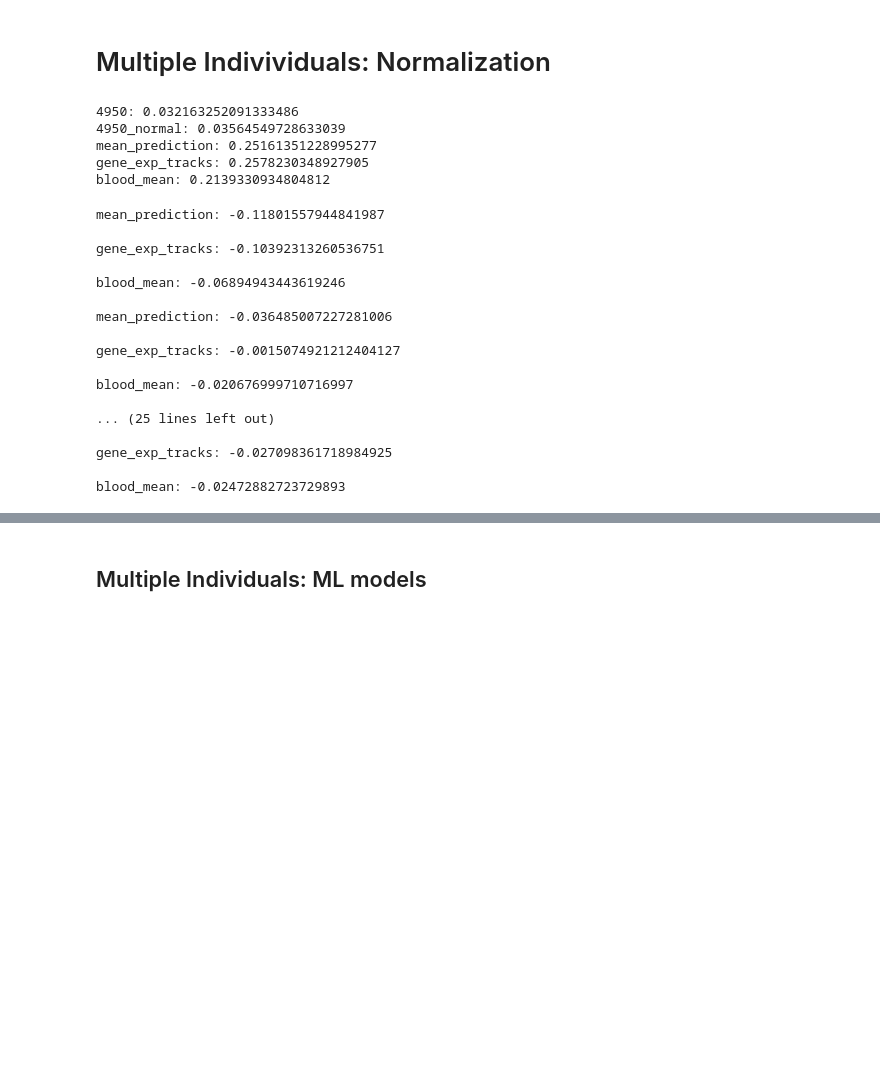
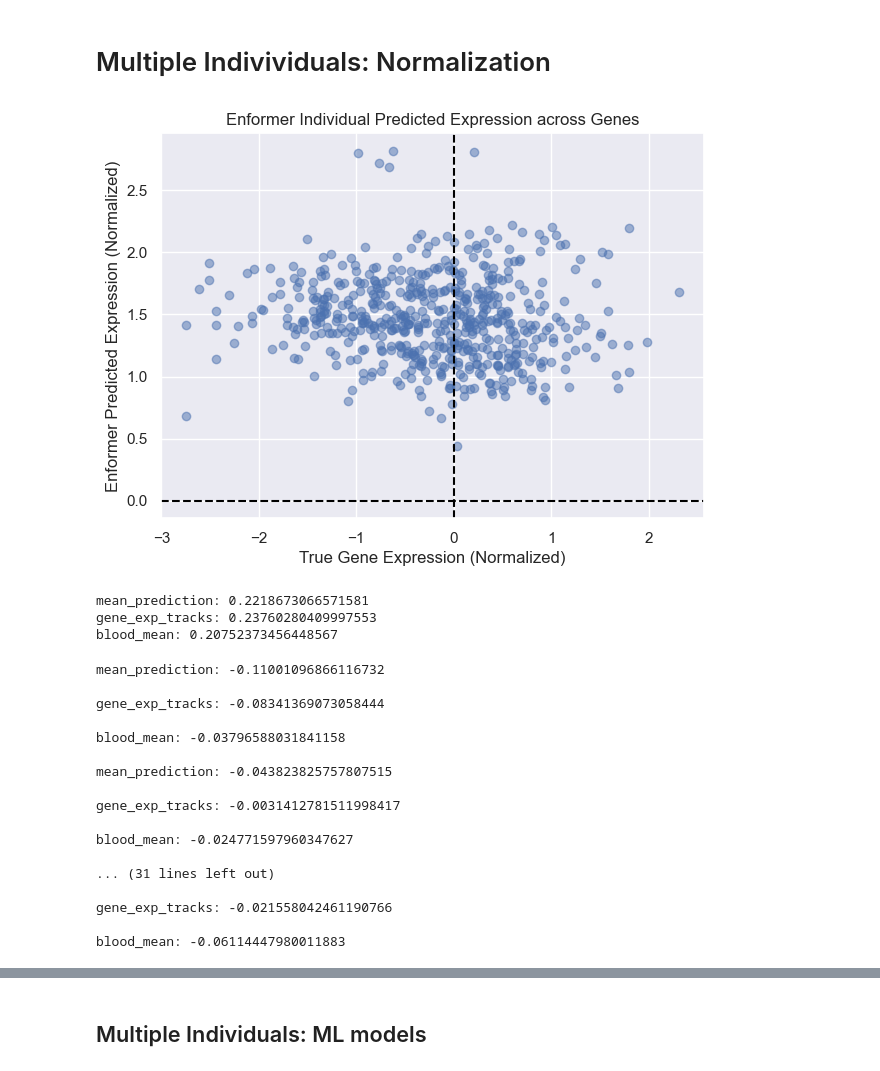
Before and after one commit to Kevinxsn/deep_learning_and_gene_expression, a Jupyter notebook: gtex-Copy1.ipynb, the cells around one changed output, grey strips where cells are left out. Drawn from its saved outputs; the diff is of its cells as text; code cells hidden in the pictures; blank space fills up the shorter version.

```diff
--- a/gtex-Copy1.ipynb
+++ b/gtex-Copy1.ipynb
@@ -631,3 +616,19 @@ z = z.sort_values(by='id')
+# %%
+import matplotlib.pyplot as plt
+import seaborn as sns
+
+sns.set(font_scale=1)
+plt.figure(figsize=(7,5))
+plt.scatter(b['true'], b['mean_prediction'], alpha=0.5)
+plt.xlabel("True Gene Expression (Normalized)")
+plt.ylabel("Enformer Predicted Expression (Normalized)")
+plt.title(f"Enformer Individual Predicted Expression across Genes")
+#plt.title(f"Enformer vs. True Gene Expression (r={corr:.2f})")
+plt.axhline(0, color="black", linestyle="dashed")
+plt.axvline(0, color="black", linestyle="dashed")
+plt.show()
+# %% [output]
+[figure, added]
 # %%
 def expand_list_column(df, column_name):
     return df[column_name].apply(pd.Series)
@@ -651,24 +652,20 @@ for k in [a,b,c,d,e,h,m,n]:
     p = expand_and_compute_mean(j)['mean']
     k['blood_mean'] = p
 # %%
-for i in ['4950', '4950_normal','mean_prediction', 'gene_exp_tracks', 'blood_mean']:
-    g = pd.DataFrame()
-
-    g["true_expression"] = np.log1p(a["indiv_one"] - a["indiv_one"].min() + 1)
-    g["predicted_expression"] = np.log1p(a[i] - a[i].min() + 1)
+for i in ['mean_prediction', 'gene_exp_tracks', 'blood_mean']:
+    #a["true"] = np.log1p(a["indiv_one"] - a["indiv_one"].min() + 1)
+    #a[i] = np.log1p(a[i] - a[i].min() + 1)
 
 # Normalize (Z-score)
-    g["true_expression"] = (g["true_expression"] - g["true_expression"].mean()) / g["true_expression"].std()
-    g["predicted_expression"] = (g["predicted_expression"] - g["predicted_expression"].mean()) / g["predicted_expression"].std()
+    a["true"] = (a["indiv_one"] - a["indiv_one"].mean()) / a["indiv_one"].std()
+    a[i] = (a[i] - a[i].mean()) / a[i].std()
 
-    corr, p_value = pearsonr(g['predicted_expression'], g["true_expression"])
+    corr, p_value = pearsonr(a[i], a["true"])
     print(f'{i}: {corr}')
 # %% [output]
-4950: 0.032163252091333486
-4950_normal: 0.03564549728633039
-mean_prediction: 0.25161351228995277
-gene_exp_tracks: 0.2578230348927905
-blood_mean: 0.2139330934804812
+mean_prediction: 0.2218673066571581
+gene_exp_tracks: 0.23760280409997553
+blood_mean: 0.20752373456448567
 # %%
 b['blood'] = b['output'].apply(lambda x: x[0][blood_ids])
 c['blood'] = c['output'].apply(lambda x: x[0][blood_ids])
@@ -686,34 +684,33 @@ n['blood'] = n['output'].apply(lambda x: x[0][blood_ids])
 # y['gene_exp_tracks'] = y['output'].apply(lambda x: np.mean(x[0][exp_ids]))
 # z['gene_exp_tracks'] = z['output'].apply(lambda x: np.mean(x[0][exp_ids]))
 # %%
-for j in [b,c,d,e,h,m,n]:
+for j in [b,c,d,e,h,m,n, o]:
     for i in ['mean_prediction', 'gene_exp_tracks','blood_mean']:
-        g = pd.DataFrame()
 
-        g["true_expression"] = np.log1p(j["true"] - j["true"].min() + 1)
-        g["predicted_expression"] = np.log1p(j[i] - j[i].min() + 1)
+        #j["true"] = np.log1p(j["true"] - j["true"].min() + 1)
+        #j[i] = np.log1p(j[i] - j[i].min() + 1)
 
 # Normalize (Z-score)
-        g["true_expression"] = (g["true_expression"] - g["true_expression"].mean()) / g["true_expression"].std()
-        g["predicted_expression"] = (g["predicted_expression"] - g["predicted_expression"].mean()) / g["predicted_expression"].std()
+        j["true"] = (j["true"] - j["true"].mean()) / j["true"].std()
+        j[i] = (j[i] - j[i].mean()) / j[i].std()
 
-        corr, p_value = pearsonr(g['predicted_expression'], g["true_expression"])
+        corr, p_value = pearsonr(j[i], j["true"])
         print(f'{i}: {corr} \n')
 # %% [output]
-mean_prediction: -0.11801557944841987
+mean_prediction: -0.11001096866116732
 
-gene_exp_tracks: -0.10392313260536751
+gene_exp_tracks: -0.08341369073058444
 
-blood_mean: -0.06894943443619246
+blood_mean: -0.03796588031841158
 
-mean_prediction: -0.036485007227281006
+mean_prediction: -0.043823825757807515
 
-gene_exp_tracks: -0.0015074921212404127
+gene_exp_tracks: -0.0031412781511998417
 
-blood_mean: -0.020676999710716997
+blood_mean: -0.024771597960347627
 
-... (25 lines left out)
+... (31 lines left out)
 
-gene_exp_tracks: -0.027098361718984925
+gene_exp_tracks: -0.021558042461190766
 
-blood_mean: -0.02472882723729893
+blood_mean: -0.06114447980011883
```
Also changed, not shown: parts of 55 cells of this notebook.
